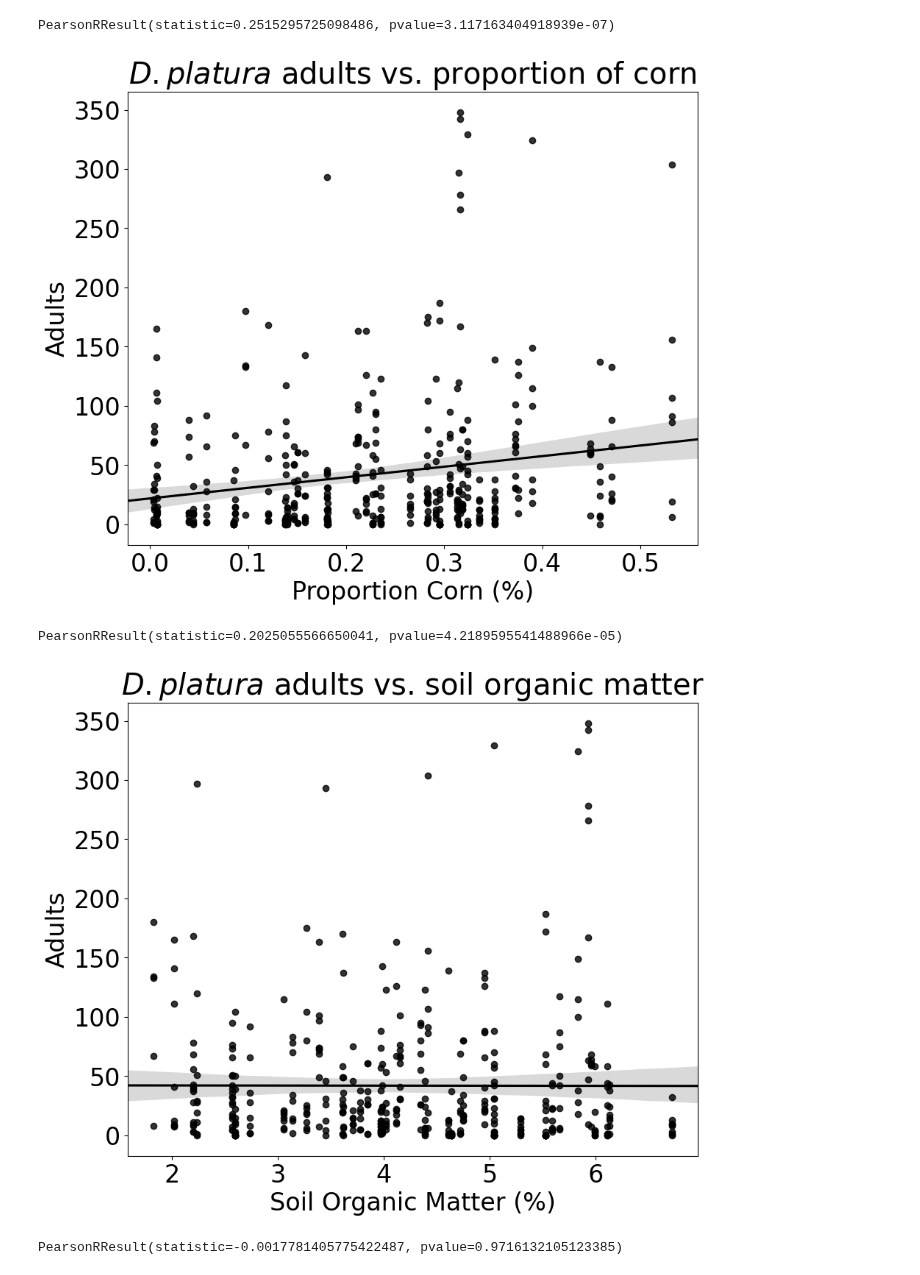
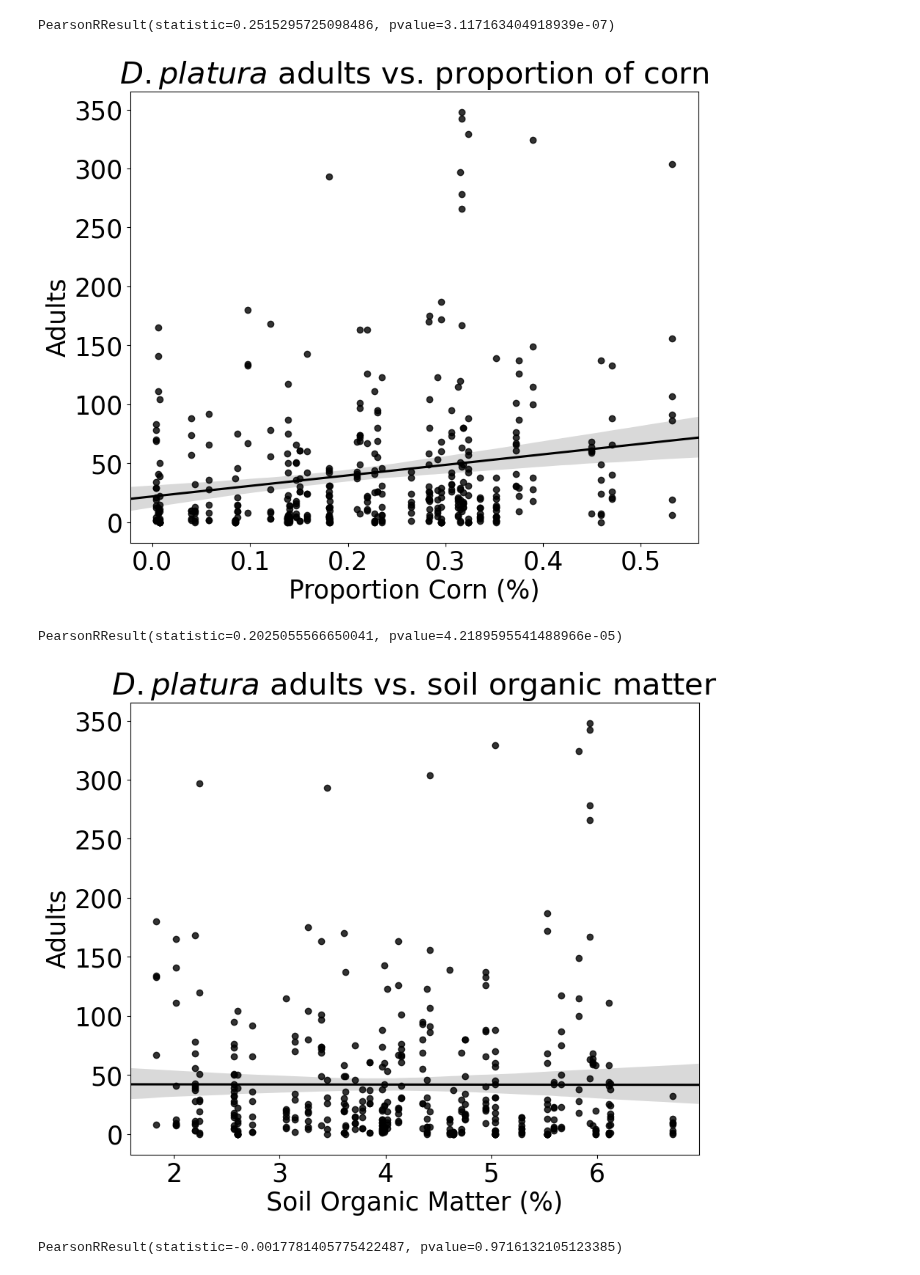
Before and after one commit to chloecho31/cornell, a Jupyter notebook: SCM/2023/entsoc_poster.ipynb, the cells around one changed output. Saved outputs shown, nothing was run; the diff lists cells and outputs as text; code cells hidden in the pictures.

```diff
--- a/SCM/2023/entsoc_poster.ipynb
+++ b/SCM/2023/entsoc_poster.ipynb
@@ -30,7 +30,7 @@ plt.rcParams['font.sans-serif'] = ['Avenir']
 plt.style.use('default')
 plt.figure(figsize=(10,8))
 
-plt.rcParams.update({'font.size': 24})
+plt.rcParams.update({'font.size': 25})
 
 sns.regplot(
     data=adult_features, x="ave_temp_f_1_week", y="total_scm",
@@ -53,7 +53,7 @@ plt.rcParams['font.sans-serif'] = ['Avenir']
 plt.style.use('default')
 plt.figure(figsize=(10,8))
 
-plt.rcParams.update({'font.size': 24})
+plt.rcParams.update({'font.size': 25})
 
 sns.regplot(
     data=adult_features, x="rain_inches_1_week", y="total_scm",
@@ -76,7 +76,7 @@ plt.rcParams['font.sans-serif'] = ['Avenir']
 plt.style.use('default')
 plt.figure(figsize=(10,8))
 
-plt.rcParams.update({'font.size': 24})
+plt.rcParams.update({'font.size': 25})
 
 sns.regplot(
     data=adult_features, x="corn_prop_5 year_500", y="total_scm",
@@ -89,7 +89,7 @@ plt.title('$\it{D. platura}$ adults vs. proportion of corn')
 plt.savefig('Figures/prop_corn.png')
 plt.show()
 # %% [output]
-[figure, old version]
+[figure, new version]
 # %%
 stats.pearsonr(adult_features['corn_prop_5 year_500'], adult_features['total_scm'])
 # %% [output]
@@ -97,22 +97,22 @@ PearsonRResult(statistic=0.2025055566650041, pvalue=4.2189595541488966e-05)
 # %%
 plt.rcParams['font.sans-serif'] = ['Avenir']
 plt.style.use('default')
 plt.figure(figsize=(10,8))
 
-plt.rcParams.update({'font.size': 24})
+plt.rcParams.update({'font.size': 25})
 
 sns.regplot(
     data=adult_features, x="organic_matter_percent", y="total_scm",
     scatter=True, truncate=False, order=1, color="black",
 )
 
 plt.xlabel('Soil Organic Matter (%)')
 plt.ylabel('Adults')
 plt.title('$\it{D. platura}$ adults vs. soil organic matter')
 plt.savefig('Figures/soil_organic_matter.png')
 plt.show()
 # %% [output]
-[figure, old version]
+[figure, new version]
 # %%
 stats.pearsonr(adult_features['organic_matter_percent'], adult_features['total_scm'])
 # %% [output]
```
Also changed, not shown: parts of 5 cells of this notebook, 15 other files.
